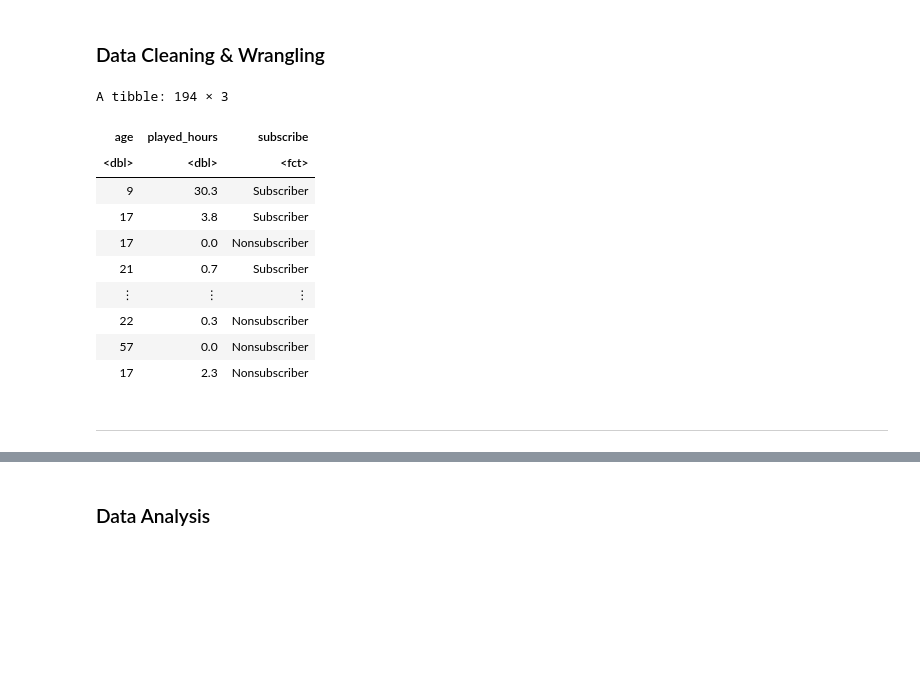
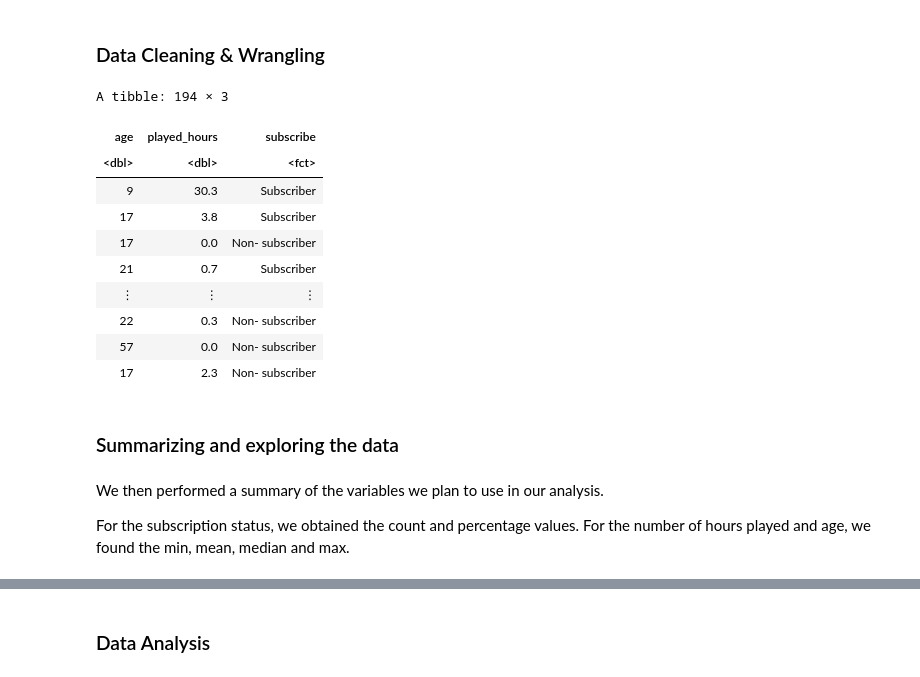
Before and after one commit to MatthewKyi/DSCI100-004-37, a Jupyter notebook: Group 37- Final Project.ipynb, the cells around one changed output, grey strips where cells are left out. Drawn from its saved outputs; the diff is of its cells as text; code cells hidden in the pictures; blank space fills up the shorter version.

```diff
--- a/Group 37- Final Project.ipynb
+++ b/Group 37- Final Project.ipynb
@@ -233,24 +103,28 @@ note: all figures should have a figure number and a legend</p></p>
 # %%
 # wrangle and clean data to the format necessary for the planned analysis
 players_tidy <- players |>
   drop_na() |> # remove rows with NA values
   rename(hashed_email = hashedEmail, age = Age) |>
   select(age, played_hours, subscribe) |>
   mutate(subscribe = as_factor(subscribe)) |>
-  mutate(subscribe = fct_recode(subscribe, "Subscriber" = "TRUE", "Nonsubscriber" = "FALSE"))
+  mutate(subscribe = fct_recode(subscribe, "Subscriber" = "TRUE", "Non- subscriber" = "FALSE"))
 
 players_tidy
 # %% [output]
 A tibble: 194 × 3
 | age | played_hours | subscribe |
 | <dbl> | <dbl> | <fct> |
 | 9 | 30.3 | Subscriber |
 | 17 | 3.8 | Subscriber |
-| 17 | 0.0 | Nonsubscriber |
+| 17 | 0.0 | Non- subscriber |
 | 21 | 0.7 | Subscriber |
 | ⋮ | ⋮ | ⋮ |
-| 22 | 0.3 | Nonsubscriber |
-| 57 | 0.0 | Nonsubscriber |
-| 17 | 2.3 | Nonsubscriber |
+| 22 | 0.3 | Non- subscriber |
+| 57 | 0.0 | Non- subscriber |
+| 17 | 2.3 | Non- subscriber |
-# %% [markdown]
-<hr>
+# %% [markdown]
+### Summarizing and exploring the data
+# %% [markdown]
+We then performed a summary of the variables we plan to use in our analysis.
+
+For the subscription status, we obtained the count and percentage values. For the number of hours played and age, we found the min, mean, median and max.
```
Also changed, not shown: parts of 24 cells of this notebook.
